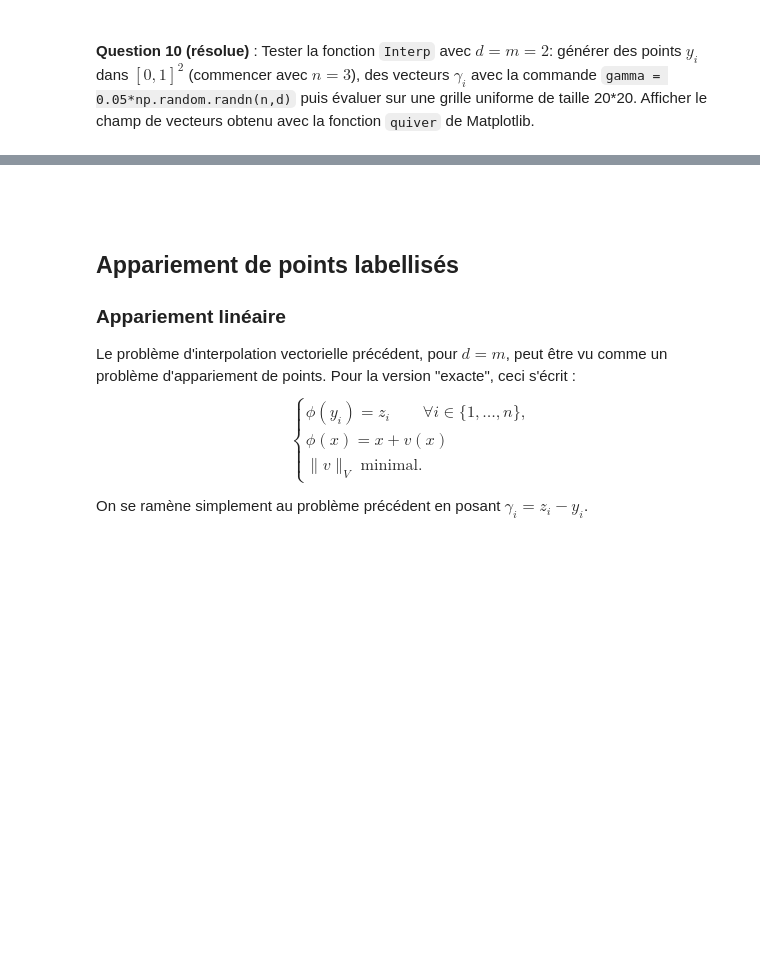
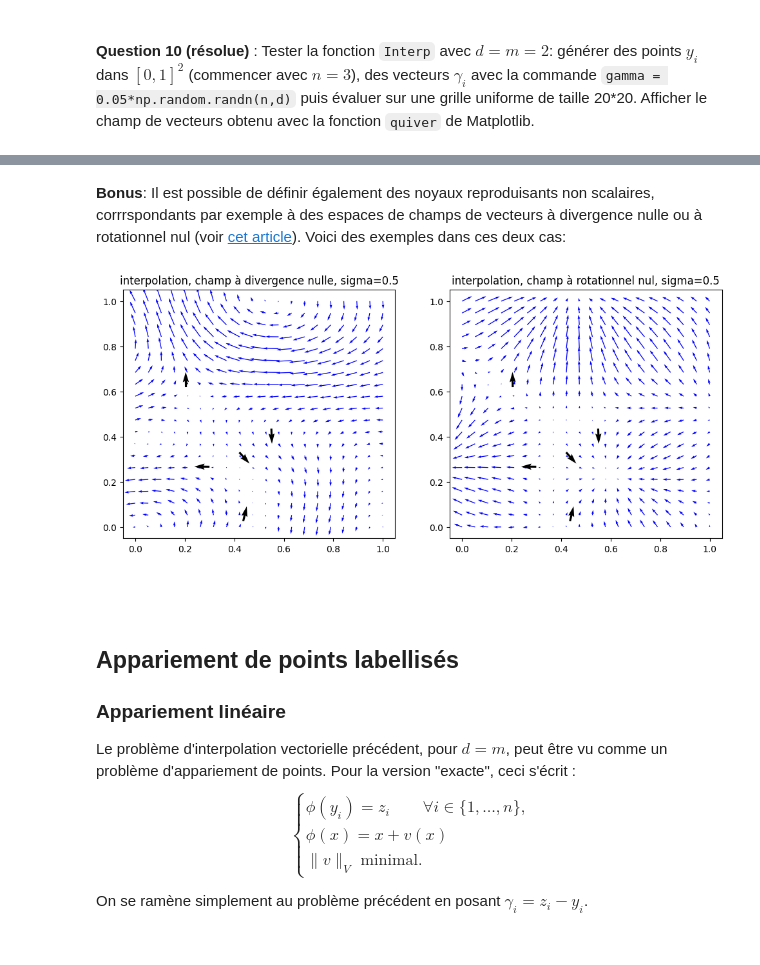
Before and after one commit to joanglaunes/GEF, a Jupyter notebook: TP1_GEF_session.ipynb, the cells around one changed output, grey strips where cells are left out. Cells and saved outputs as stored; diff of their text form; code cells hidden in the pictures; blank space fills up the shorter version.

```diff
--- a/TP1_GEF_session.ipynb
+++ b/TP1_GEF_session.ipynb
@@ -350,3 +346,11 @@ plt.quiver(y[:,0],y[:,1],gamma[:,0],gamma[:,1]);
+# %% [markdown]
+__Bonus__: Il est possible de définir également des noyaux reproduisants non scalaires, corrrspondants par exemple à des espaces de champs de vecteurs à divergence nulle ou à rotationnel nul (voir [cet article](https://arxiv.org/pdf/1308.5739)). Voici des exemples dans ces deux cas:
+# %%
+from TP1_utils import exp_div_free_curl_free
+
+exp_div_free_curl_free()
+# %% [output]
+[figure, added]
 # %% [markdown]
 
 <br>
```
Also changed, not shown: parts of 13 cells of this notebook.
